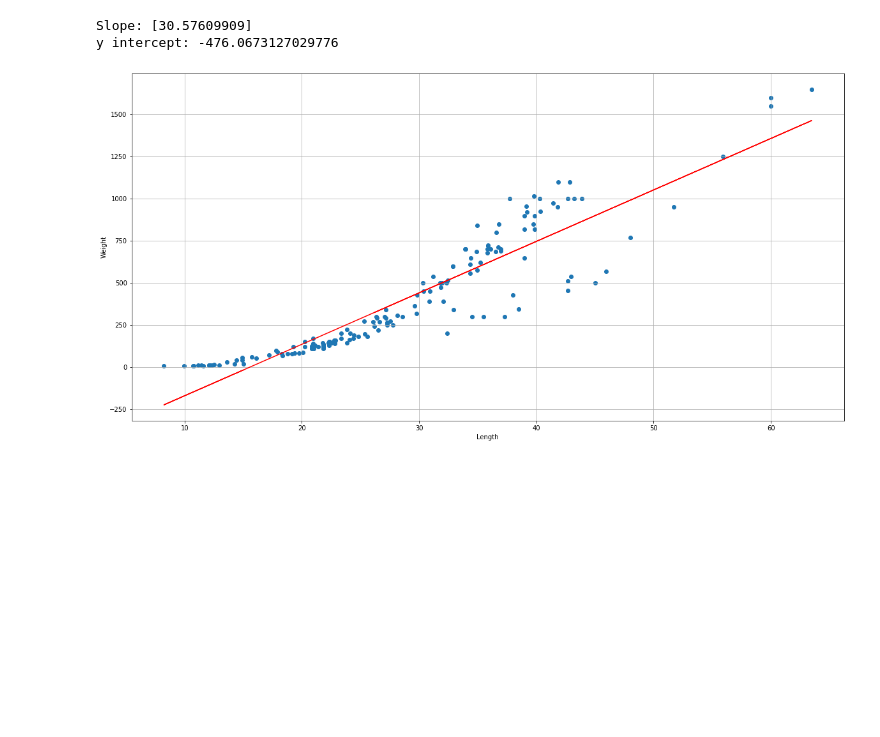
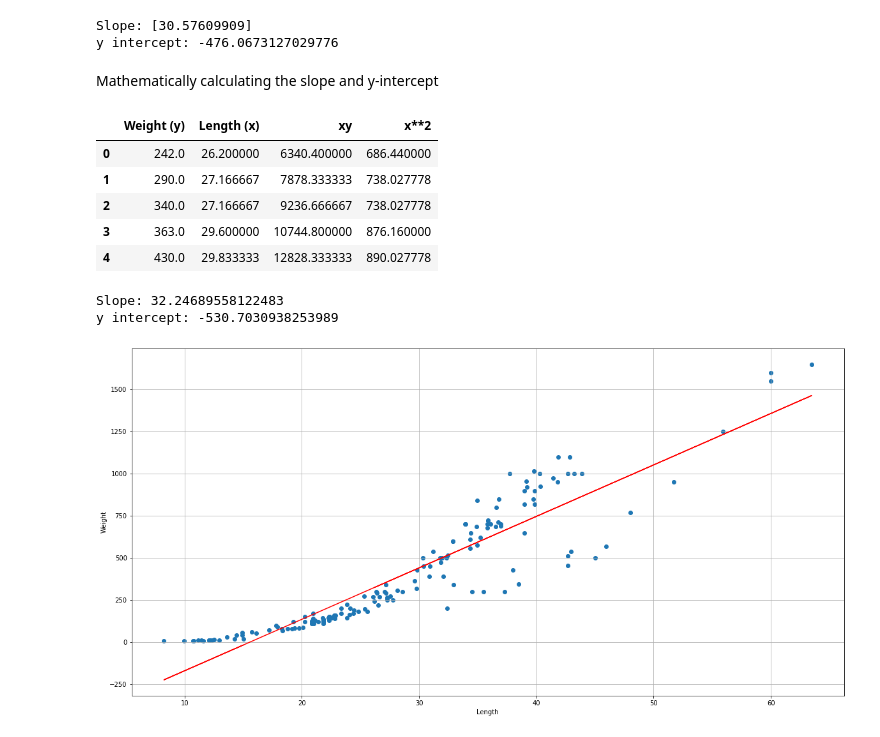
Before and after one commit to Sriram-bb63/Linear-regression, a Jupyter notebook: linear regression.ipynb, the cells around one changed output. Drawn from its saved outputs; the diff is of its cells as text; code cells hidden in the pictures; blank space fills up the shorter version.

```diff
--- a/linear regression.ipynb
+++ b/linear regression.ipynb
@@ -46,3 +46,32 @@ p1 = m1.predict(x1)
 # %% [output]
 Slope: [30.57609909]
 y intercept: -476.0673127029776
+# %% [markdown]
+Mathematically calculating the slope and y-intercept
+# %%
+df1 = df.copy()
+df1 = df1[["Weight", "Length"]]
+df1.rename(columns={'Weight': 'Weight (y)', 'Length': 'Length (x)'}, inplace=True)
+df1["xy"] = df1["Weight (y)"] * df1["Length (x)"]
+df1["x**2"] = df1["Length (x)"] * df1["Length (x)"]
+df1.head()
+# %% [output]
+|  | Weight (y) | Length (x) | xy | x**2 |
+| 0 | 242.0 | 26.200000 | 6340.400000 | 686.440000 |
+| 1 | 290.0 | 27.166667 | 7878.333333 | 738.027778 |
+| 2 | 340.0 | 27.166667 | 9236.666667 | 738.027778 |
+| 3 | 363.0 | 29.600000 | 10744.800000 | 876.160000 |
+| 4 | 430.0 | 29.833333 | 12828.333333 | 890.027778 |
+# %%
+n = 156 # Tot no of vals
+
+m = ((n * sum(df1["xy"])) - (sum(df1["Length (x)"]) * sum(df1["Weight (y)"]))) / ((n * sum(df1["x**2"])) - (sum(df1["Length (x)"]) * sum(df1["Length (x)"])))
+
+b = ((sum(df1["Weight (y)"]) * sum(df1["x**2"])) - (sum(df1["Length (x)"]) * sum(df1["xy"]))) / ((n * sum(df1["x**2"])) - (sum(df1["Length (x)"]) * sum(df1["Length (x)"])))
+
+print(f"""
+Slope: {m}
+y intercept: {b}""")
+# %% [output]
+Slope: 32.24689558122483
+y intercept: -530.7030938253989
```
Also changed, not shown: parts of 2 cells of this notebook.
